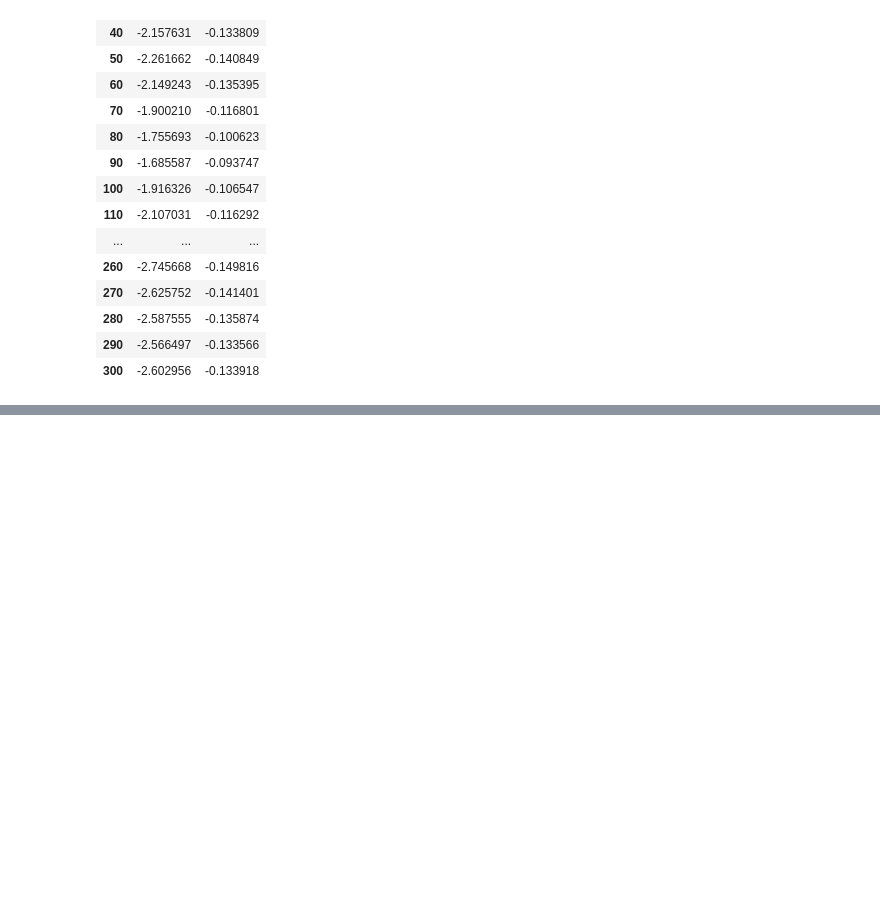
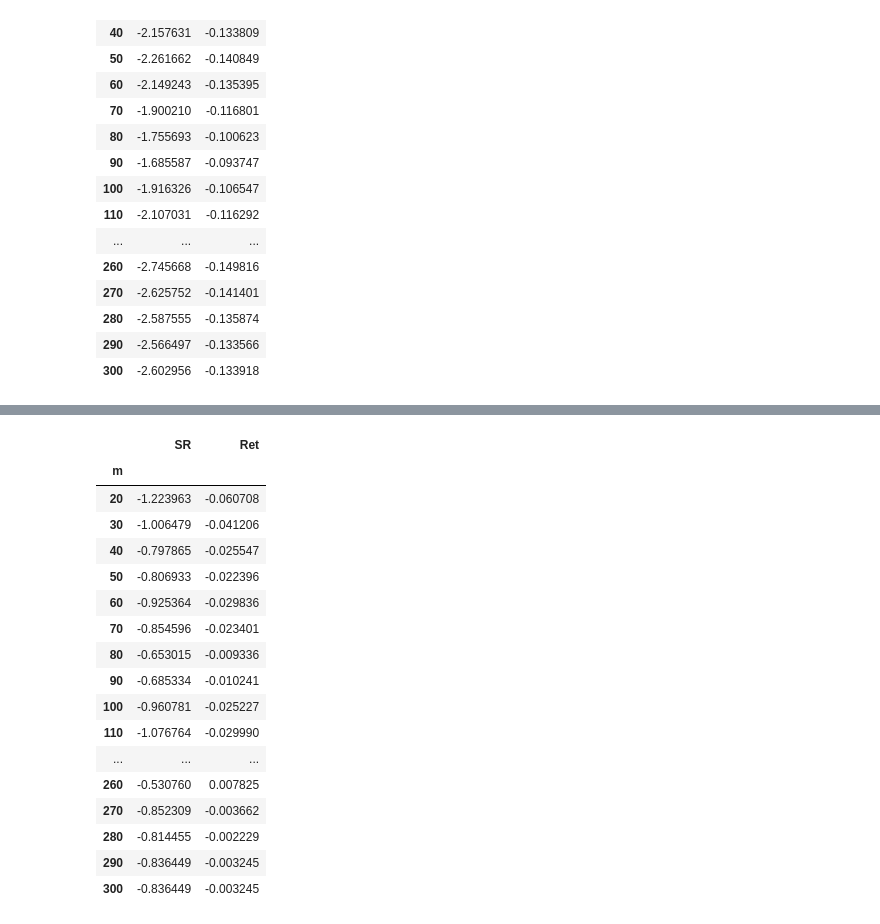
Before and after one commit to NehrenD/algo_trading_and_quant_strategies, a Jupyter notebook: exercises/chapter5_solutions.ipynb, the cells around one changed output, grey strips where cells are left out. Saved outputs shown, nothing was run; the diff lists cells and outputs as text; code cells hidden in the pictures; blank space fills up the shorter version.

```diff
--- a/exercises/chapter5_solutions.ipynb
+++ b/exercises/chapter5_solutions.ipynb
@@ -295,0 +364,42 @@ def bollinger_strategy(prices,params):
+# %%
+def resistance_support_strategy(prices,params):
+    rs_buy = fx_prices.rolling(params.get('m')).max().shift()
+    rs_sell = fx_prices.rolling(params.get('m')).min().shift()
+
+    signal = 0*fx_prices
+    for currency in fx_prices.columns:
+        fx = fx_prices.loc[:,currency]
+        rs_b = rs_buy.loc[:,currency]
+        rs_s = rs_sell.loc[:,currency]
+        signal.loc[fx>rs_b,currency]= 1
+        signal.loc[fx<rs_s,currency] = -1
+    return signal
+# %%
+results = []
+
+for m in m_values:
+    params = dict(m=m)
+    ret,sr = backtest_strategy(fx_prices,resistance_support_strategy,params)
+    results.append(dict(m=m,SR=sr,Ret=ret))
+
+results = pd.DataFrame(results).set_index('m')
+results
+# %% [output]
+|  | SR | Ret |
+| m |  |  |
+| 20 | -1.223963 | -0.060708 |
+| 30 | -1.006479 | -0.041206 |
+| 40 | -0.797865 | -0.025547 |
+| 50 | -0.806933 | -0.022396 |
+| 60 | -0.925364 | -0.029836 |
+| 70 | -0.854596 | -0.023401 |
+| 80 | -0.653015 | -0.009336 |
+| 90 | -0.685334 | -0.010241 |
+| 100 | -0.960781 | -0.025227 |
+| 110 | -1.076764 | -0.029990 |
+| ... | ... | ... |
+| 260 | -0.530760 | 0.007825 |
+| 270 | -0.852309 | -0.003662 |
+| 280 | -0.814455 | -0.002229 |
+| 290 | -0.836449 | -0.003245 |
+| 300 | -0.836449 | -0.003245 |
```
Also changed, not shown: parts of 23 cells of this notebook.
